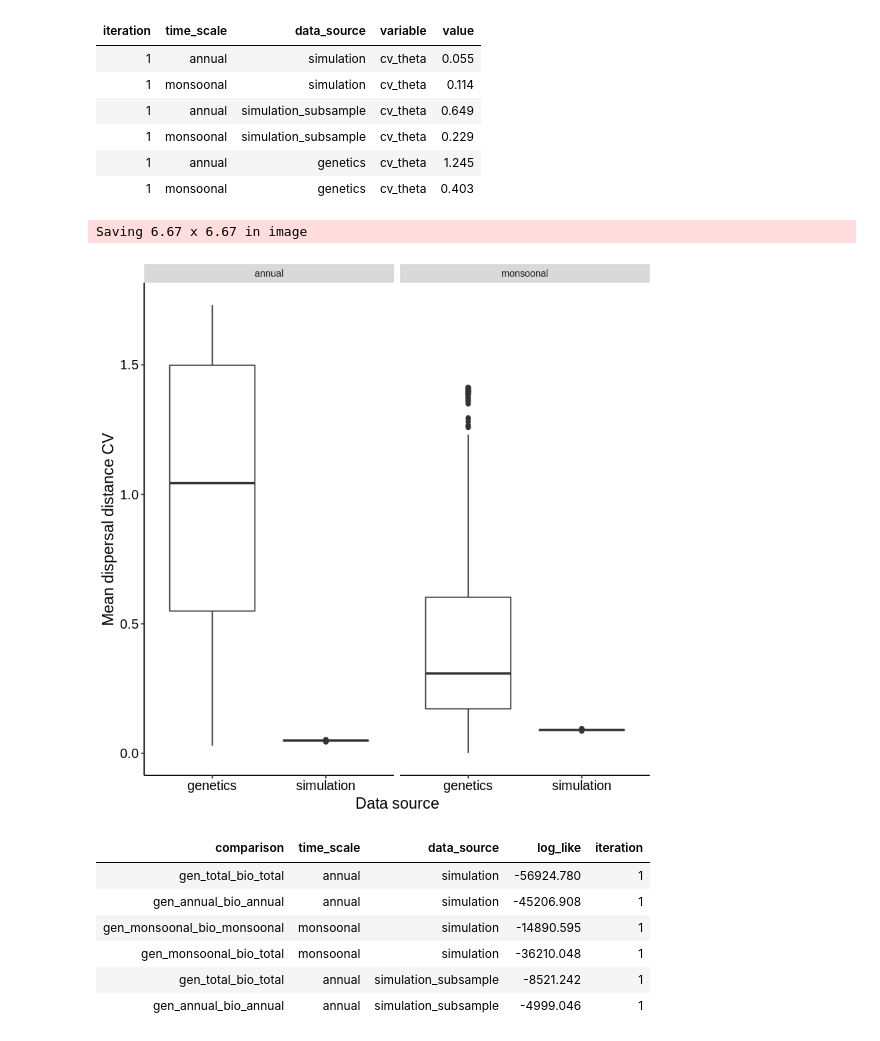
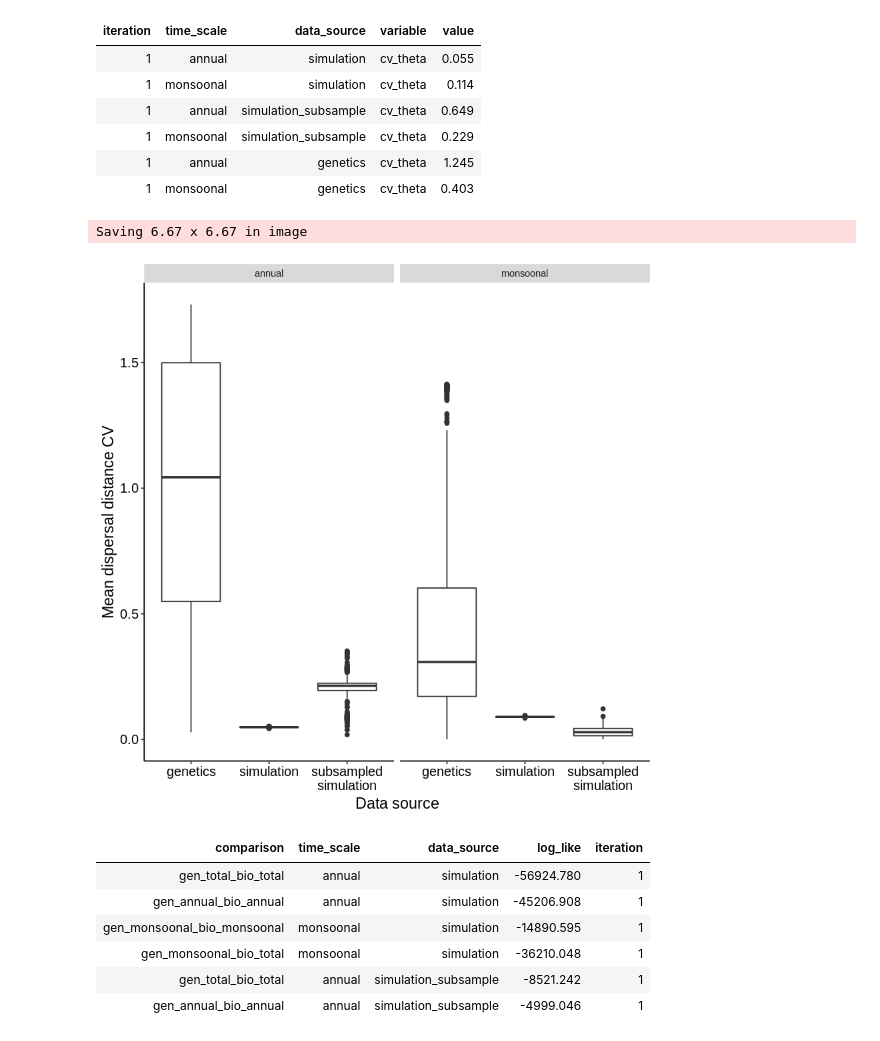
Before and after one commit to pinskylab/CamotesROMS, a Jupyter notebook: notebooks/process_ROMS_kernels.ipynb, the cells around one changed output. Cells and saved outputs as stored; diff of their text form; code cells hidden in the pictures.

```diff
--- a/notebooks/process_ROMS_kernels.ipynb
+++ b/notebooks/process_ROMS_kernels.ipynb
@@ -638,38 +577,38 @@ head(ToPlotBoot)
 # %%
 #ToPlotVariation$data_source <- factor(ToPlotVariation$data_source, levels=c("genetics", "simulation_08PLD"))#, "simulation_15PLD"
 #ToPlotBoot$data_source <- factor(ToPlotBoot$data_source, levels=c("genetics", "subsampled simulation", "simulation"))#, "simulation_15PLD"
 #test$data_source <- factor(test$data_source, levels=c("genetics", "simulation_08PLD"))#, "simulation_15PLD"
 
 cbbPalette <- c("#E69F00", "#56B4E9", "#CC79A7")#, #"#F0E442","#009E73" "#0072B2", "#D55E00", "#CC79A7")
 
-CVPlotAnnual <- ggplot(data=ToPlotBoot[variable=="cv_mdd" & data_source!="simulation_subsample" & value >0], aes(x=data_source , y=value)) +
-    geom_boxplot(data=ToPlotBoot[variable=="cv_mdd" & data_source!="simulation_subsample" & value >0]) +#aes(x=data_source, y=value, color=time_scale)#, binwidth = 0.005
+CVPlotAnnual <- ggplot(data=ToPlotBoot[variable=="cv_mdd"  & value >0], aes(x=data_source , y=value)) +#& data_source!="simulation_subsample"
+    geom_boxplot(data=ToPlotBoot[variable=="cv_mdd"  & value >0]) +#aes(x=data_source, y=value, color=time_scale)#, binwidth = 0.005 # & data_source!="simulation_subsample"
     #geom_histogram(data=ToPlotBoot[variable !="sd_k" & time_scale=="annual"& data_source=="simulation_15PLD"], aes(x=value), color="#CC79A7", fill="#CC79A7", binwidth = 0.005) +
     #geom_point(data=test[stat== "MLE" & data_source =="genetics" &variable=="cv_mdd"]) + #, aes(x=data_source, y=value,  color=time_scale)
     ylab("Mean dispersal distance CV") +
     xlab("Data source")+
     theme(legend.position = "bottom",
     legend.key=element_blank(),
     panel.grid.major = element_blank(),
     panel.grid.minor = element_blank(),
     panel.background = element_blank(), #,
     axis.line = element_line(colour = "black"),axis.text.x =  element_text(size=12, color="black"),#15 for publication, 20 for presentation #element_text(size=15, color="black", family="Helvetica"),
     axis.title.y =  element_text(size=14, color="black"),
     axis.title.x =  element_text(size=14, color="black"),#15 for publication, 20 for presentation #element_text(size=15, color="black", family="Helvetica"),
     axis.text.y =  element_text(size=12, color="black"))+
-    scale_x_discrete(labels=c("genetics", "simulation"))+ # "subsampled\nsimulation",
+    scale_x_discrete(labels=c("genetics","simulation", "subsampled\nsimulation"))+ # "subsampled\nsimulation",
     #scale_colour_manual(values=cbbPalette)+
     #scale_fill_manual(values=cbbPalette)+
     facet_wrap(~  time_scale, ncol = 2)
 
    # ggtitle()
     #geom_point(aes(x=SimMDD, y=GenMDD), color="blue")
 CVPlotAnnual
 
-#ggsave(filename="BootstrappedCVComparisonBothTimeScalesMDD.pdf", plot= CVPlotAnnual, path="~/oceanography/script_output/plots/" )
+ggsave(filename="BootstrappedCVComparisonBothTimeScalesMDDSubSampledSim.pdf", plot= CVPlotAnnual, path="~/oceanography/script_output/plots/" )
 # %% [output]
 Saving 6.67 x 6.67 in image
-[figure, old version]
+[figure, new version]
 # %%
 #likelihood plot
 BootLike <- fread(file="~/oceanography/script_output/KernelFits/BootstrappedBiophysicalLikelihoods08DayPLD.csv")[
```
Also changed, not shown: parts of 42 cells of this notebook, 8 other files.
